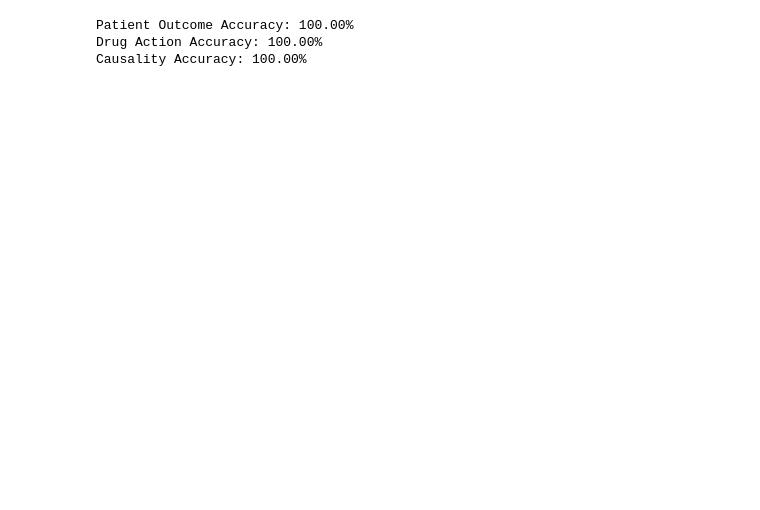
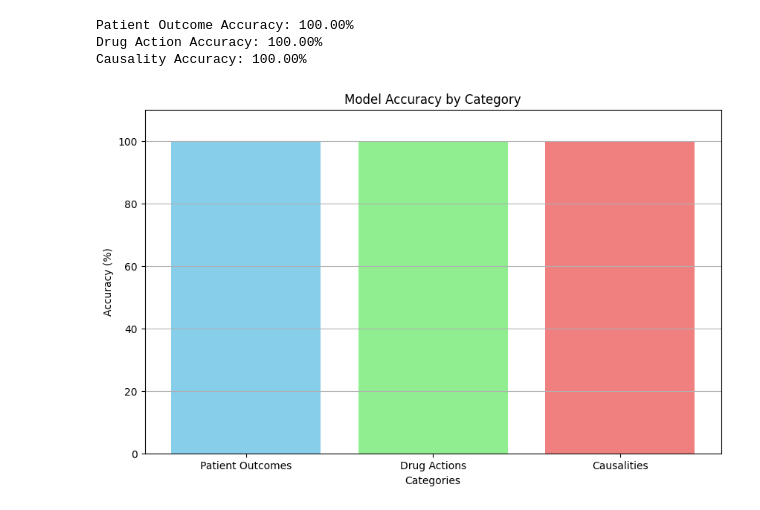
Before and after one commit to funteck123/SUSAR_AI_Framework_Insight_Classfication_with_LLM_Text_Gen_Model-Python, a Jupyter notebook: SUSAR_AI_Framework_Insight_Classfication_with_LLM_Text_Gen_Model.ipynb, the cells around one changed output. Saved outputs shown, nothing was run; the diff lists cells and outputs as text; code cells hidden in the pictures; blank space fills up the shorter version.

```diff
--- a/SUSAR_AI_Framework_Insight_Classfication_with_LLM_Text_Gen_Model.ipynb
+++ b/SUSAR_AI_Framework_Insight_Classfication_with_LLM_Text_Gen_Model.ipynb
@@ -199,3 +199,21 @@ print(f"Causality Accuracy: {causality_accuracy:.2f}%")
 Patient Outcome Accuracy: 100.00%
 Drug Action Accuracy: 100.00%
 Causality Accuracy: 100.00%
+# %%
+import matplotlib.pyplot as plt
+
+# Accuracy data
+categories = ['Patient Outcomes', 'Drug Actions', 'Causalities']
+accuracies = [100.00, 100.00, 100.00]  # Replace with actual accuracy values if different
+
+# Plot
+plt.figure(figsize=(10, 6))
+plt.bar(categories, accuracies, color=['skyblue', 'lightgreen', 'lightcoral'])
+plt.xlabel('Categories')
+plt.ylabel('Accuracy (%)')
+plt.title('Model Accuracy by Category')
+plt.ylim(0, 110)
+plt.grid(axis='y')
+plt.show()
+# %% [output]
+[figure, added]
```
Also changed, not shown: parts of 2 cells of this notebook.
